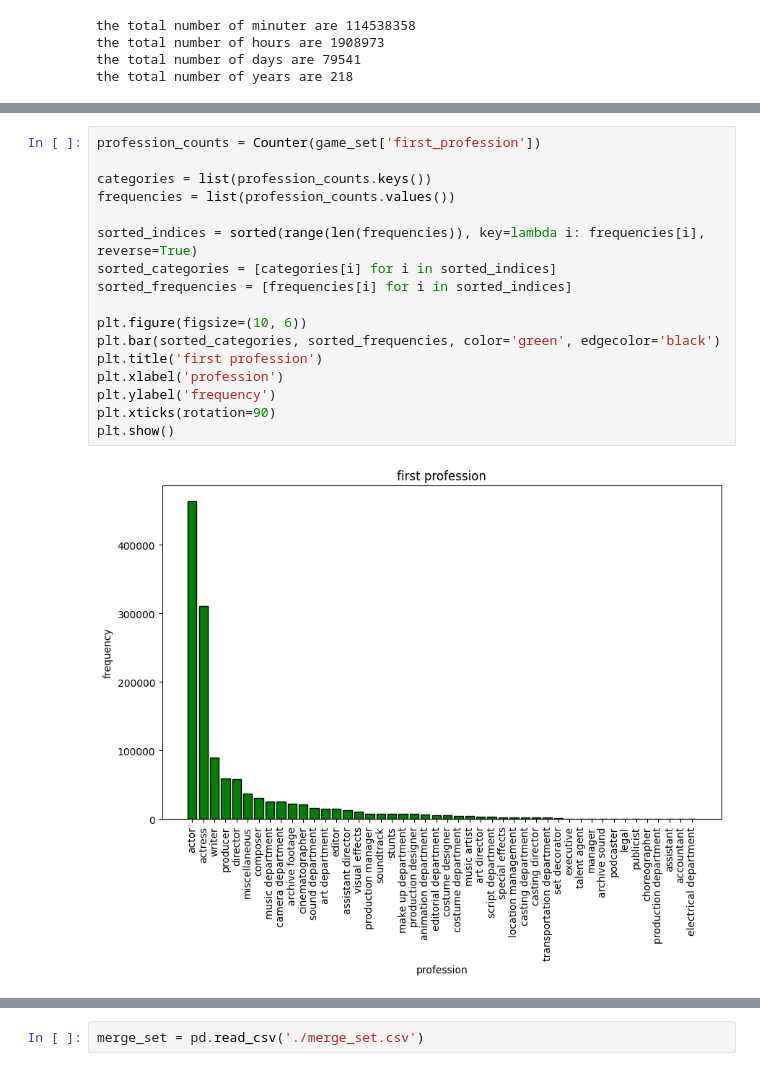
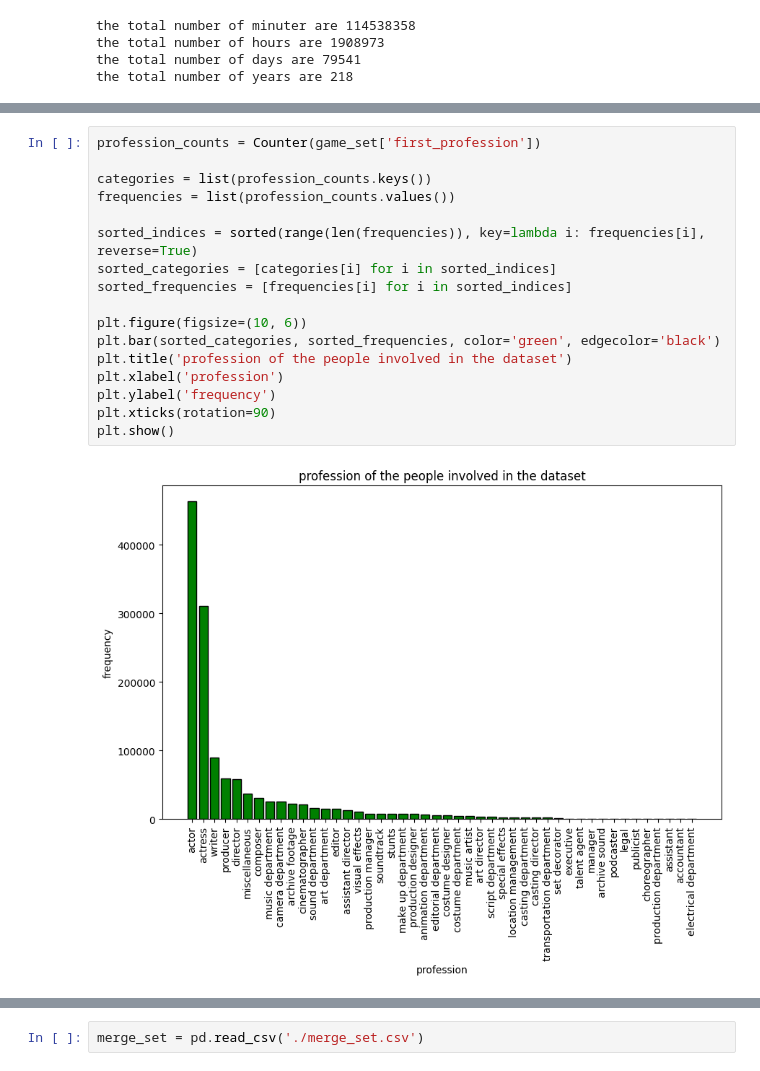
Before and after one commit to depa-tto/Python-project-exam, a Jupyter notebook: Py_project_DePatto.ipynb, the cells around one changed output, grey strips where cells are left out. Saved outputs shown, nothing was run; the diff lists cells and outputs as text.

```diff
--- a/Py_project_DePatto.ipynb
+++ b/Py_project_DePatto.ipynb
@@ -103,22 +97,22 @@ plt.show()
 # %%
 profession_counts = Counter(game_set['first_profession'])
 
 categories = list(profession_counts.keys())
 frequencies = list(profession_counts.values())
 
 sorted_indices = sorted(range(len(frequencies)), key=lambda i: frequencies[i], reverse=True)
 sorted_categories = [categories[i] for i in sorted_indices]
 sorted_frequencies = [frequencies[i] for i in sorted_indices]
 
 plt.figure(figsize=(10, 6))
 plt.bar(sorted_categories, sorted_frequencies, color='green', edgecolor='black')
-plt.title('first profession')
+plt.title('profession of the people involved in the dataset')
 plt.xlabel('profession')
 plt.ylabel('frequency')
 plt.xticks(rotation=90)
 plt.show()
 # %% [output]
-[figure, old version]
+[figure, new version]
 # %%
 profession_counts = Counter(game_set['genre_1'])
 
```
Also changed, not shown: parts of 12 cells of this notebook, 2 other files.
